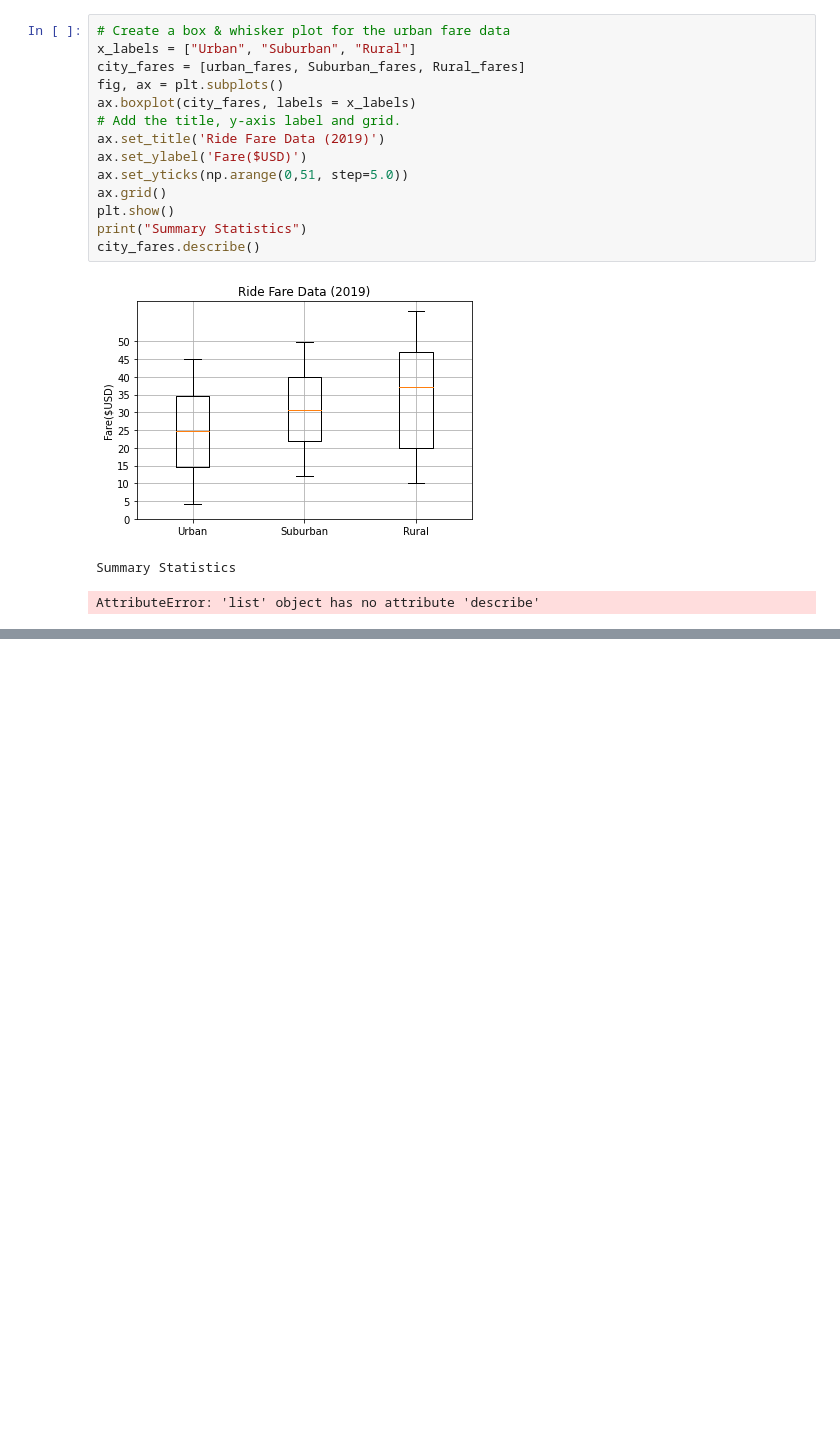
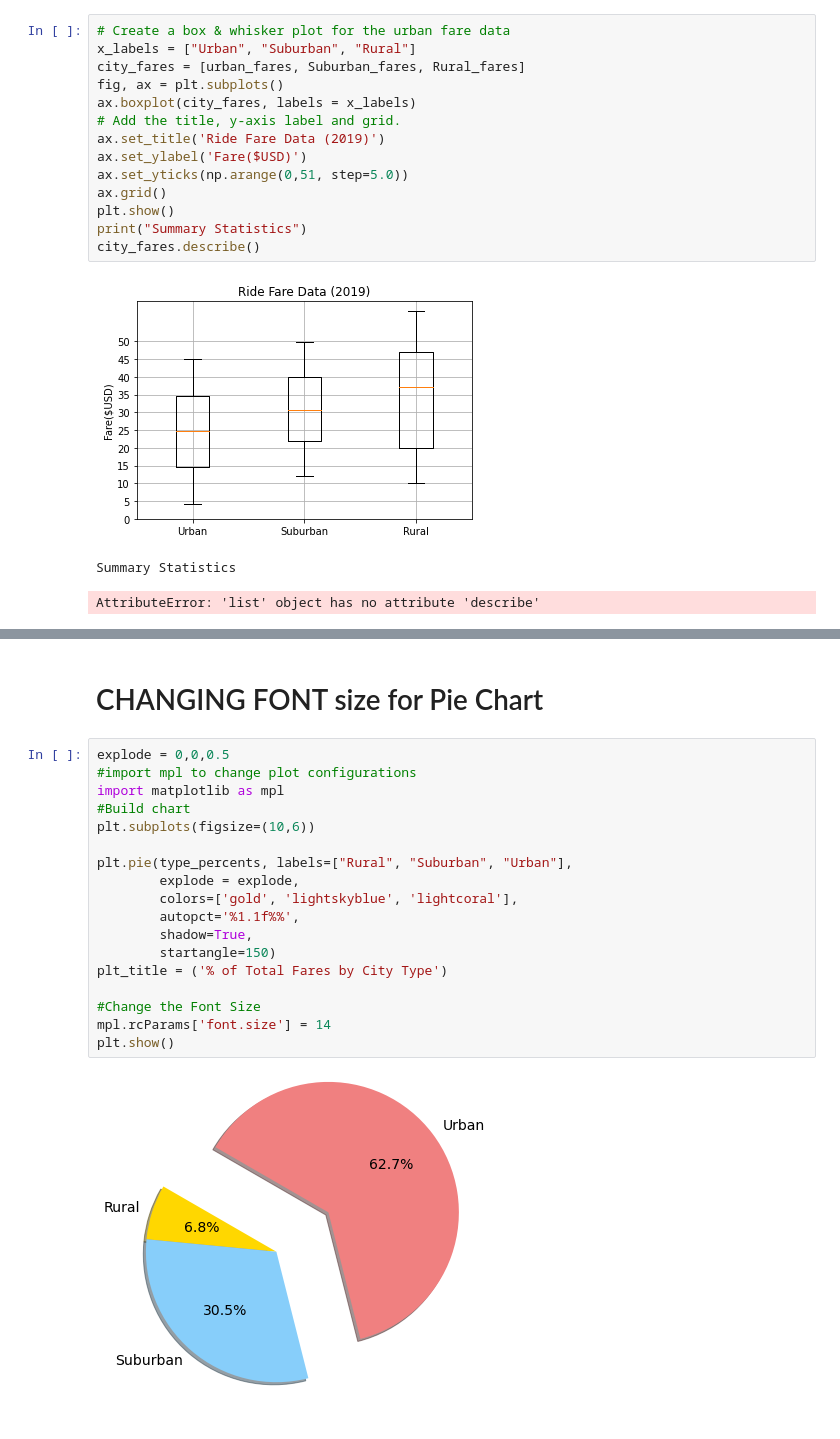
Before and after one commit to Gkmb2390/PyBer_Analysis, a Jupyter notebook: PyBer.ipynb, the cells around one changed output, grey strips where cells are left out. Saved outputs shown, nothing was run; the diff lists cells and outputs as text; blank space fills up the shorter version.

```diff
--- a/PyBer.ipynb
+++ b/PyBer.ipynb
@@ -808,0 +844,22 @@ AttributeError: 'list' object has no attribute 'describe'
+# %% [markdown]
+# CHANGING FONT size for Pie Chart
+# %%
+explode = 0,0,0.5
+#import mpl to change plot configurations
+import matplotlib as mpl
+#Build chart
+plt.subplots(figsize=(10,6))
+
+plt.pie(type_percents, labels=["Rural", "Suburban", "Urban"],
+        explode = explode,
+        colors=['gold', 'lightskyblue', 'lightcoral'],
+        autopct='%1.1f%%',
+        shadow=True,
+        startangle=150)
+plt_title = ('% of Total Fares by City Type')
+
+#Change the Font Size
+mpl.rcParams['font.size'] = 14
+plt.show()
+# %% [output]
+[figure, added]
```
Also changed, not shown: parts of 5 cells of this notebook.
